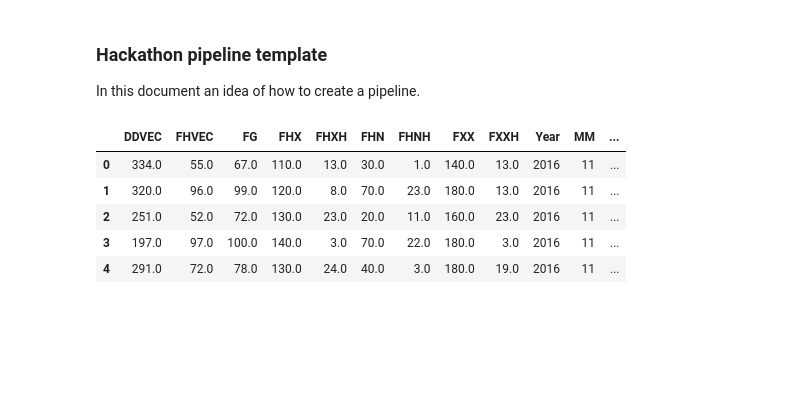
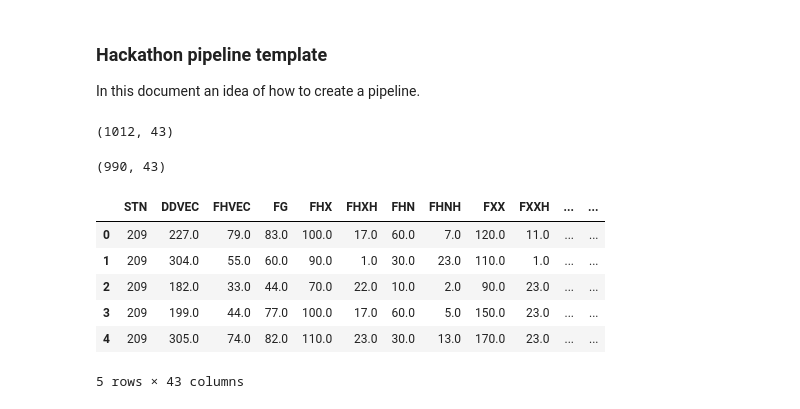
Before and after one commit to Rijkintveld/hackathon_bdr, a Jupyter notebook: pipeline_KNMI.ipynb, the cells around one changed output. Drawn from its saved outputs; the diff is of its cells as text; code cells hidden in the pictures; blank space fills up the shorter version.

```diff
--- a/pipeline_KNMI.ipynb
+++ b/pipeline_KNMI.ipynb
@@ -43,11 +65,14 @@ def clean_column_names(df):
 # %%
+number_of_locations = 50 #changes depending on how many stations were chosen
+filename = 'KNMI_20171122.txt' #Name of the file
+y_variable = 'FG' #To predict, wind speed
+
 # import data
 # this dataset I retrieved from https://archive.ics.uci.edu/ml/machine-learning-databases/forest-fires/
-data = pd.read_csv('KNMI_20171121.txt',header=48,sep=',')
-#Instead of dropping, replace month and day by numeric values
-#data = clean_week_and_day(data)
+data = pd.read_csv(filename,header=47+number_of_locations,sep=',',decimal = ",",na_values = '     ')
 data = data.drop(0)
 data.index -= 1 #Start at 0
+
 #break down YYYYMMDD column
 data["YYYYMMDD"] = data["YYYYMMDD"].astype("str")
 data['Year'] = data.YYYYMMDD.apply(lambda x: x[0:4]).astype("int")
@@ -58,21 +83,31 @@ data = data.drop("YYYYMMDD",axis=1)
 #Remove spaces from headers
 data = clean_column_names(data)
 
-#remove object types
-dict_type = dict(data.dtypes)
+print(data.shape)
 
-objectcols=[]
-for key,value in dict_type.items():
-    if "object" in str(value):
-        objectcols.append(key)
+#Remove completely empty rows
+data = remove_empty_rows(data,5)
 
-data = data.drop(objectcols,1)
-
-data.head()
+data.shape
 # %% [output]
-|  | DDVEC | FHVEC | FG | FHX | FHXH | FHN | FHNH | FXX | FXXH | Year | MM | ... |
-| 0 | 334.0 | 55.0 | 67.0 | 110.0 | 13.0 | 30.0 | 1.0 | 140.0 | 13.0 | 2016 | 11 | ... |
-| 1 | 320.0 | 96.0 | 99.0 | 120.0 | 8.0 | 70.0 | 23.0 | 180.0 | 13.0 | 2016 | 11 | ... |
-| 2 | 251.0 | 52.0 | 72.0 | 130.0 | 23.0 | 20.0 | 11.0 | 160.0 | 23.0 | 2016 | 11 | ... |
-| 3 | 197.0 | 97.0 | 100.0 | 140.0 | 3.0 | 70.0 | 22.0 | 180.0 | 3.0 | 2016 | 11 | ... |
-| 4 | 291.0 | 72.0 | 78.0 | 130.0 | 24.0 | 40.0 | 3.0 | 180.0 | 19.0 | 2016 | 11 | ... |
+(1012, 43)
+(990, 43)
+# %%
+colnames = []
+for colname in data.columns:
+    data[colname] = data[colname].astype('float')
+    colnames.append(colname)
+
+data = data.fillna(data.mean())
+
+data["STN"] = data["STN"].astype("int")
+
+data.head()
+# %% [output]
+|  | STN | DDVEC | FHVEC | FG | FHX | FHXH | FHN | FHNH | FXX | FXXH | ... | ... |
+| 0 | 209 | 227.0 | 79.0 | 83.0 | 100.0 | 17.0 | 60.0 | 7.0 | 120.0 | 11.0 | ... | ... |
+| 1 | 209 | 304.0 | 55.0 | 60.0 | 90.0 | 1.0 | 30.0 | 23.0 | 110.0 | 1.0 | ... | ... |
+| 2 | 209 | 182.0 | 33.0 | 44.0 | 70.0 | 22.0 | 10.0 | 2.0 | 90.0 | 23.0 | ... | ... |
+| 3 | 209 | 199.0 | 44.0 | 77.0 | 100.0 | 17.0 | 60.0 | 5.0 | 150.0 | 23.0 | ... | ... |
+| 4 | 209 | 305.0 | 74.0 | 82.0 | 110.0 | 23.0 | 30.0 | 13.0 | 170.0 | 23.0 | ... | ... |
+5 rows × 43 columns
```
Also changed, not shown: parts of 8 cells of this notebook, 1 other file.
